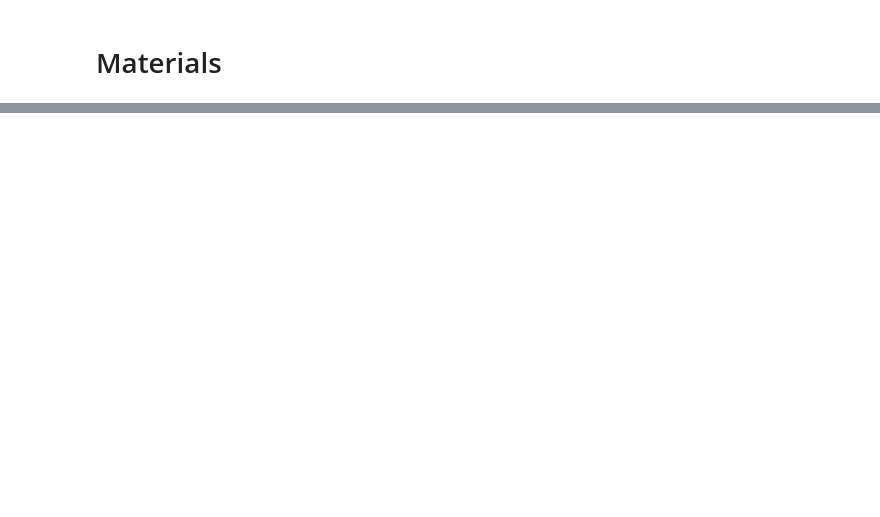
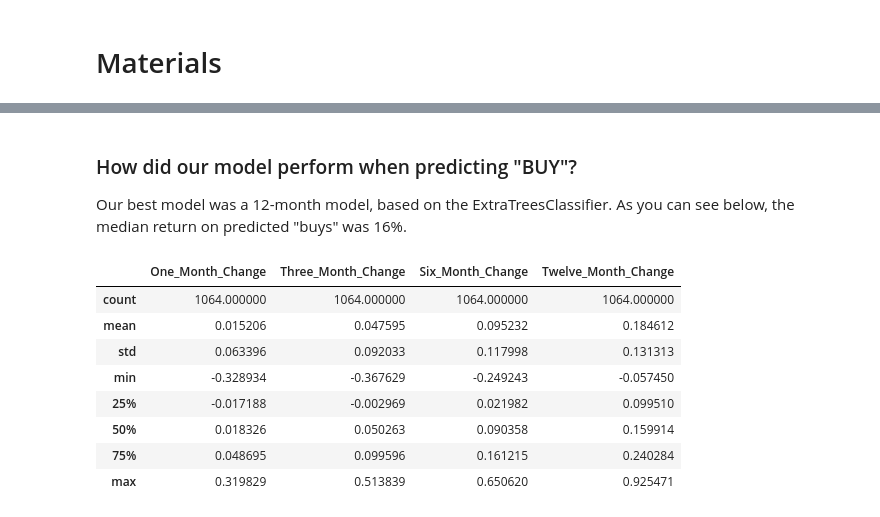
Before and after one commit to dvdhartsman/Stock_Market_Analysis, a Jupyter notebook: 2b_SPDR_Eval.ipynb, the cells around one changed output, grey strips where cells are left out. Cells and saved outputs as stored; diff of their text form; code cells hidden in the pictures; blank space fills up the shorter version.

Commit message:
Worked on the summation of binary predictions

```diff
--- a/2b_SPDR_Eval.ipynb
+++ b/2b_SPDR_Eval.ipynb
@@ -95,11 +98,0 @@ Comms_df = pd.read_csv('/Users/samalainabayeva/Desktop/Capstone Project/Communic
-# %%
-def describe_predictions(model, ticker, df, cat=1):
-    targets = df[df["Ticker"] == ticker][['One_Month_Change', 'Three_Month_Change', 'Six_Month_Change', \
-                                         'Twelve_Month_Change']]
-
-    combined_df = model.X_test.join(targets)
-    predictions = list(model.y_pred)
-    combined_df["Y_PREDS"] = predictions
-
-    return combined_df[combined_df["Y_PREDS"] == cat][['One_Month_Change', 'Three_Month_Change', 'Six_Month_Change',\
-                                                     'Twelve_Month_Change']].describe()
@@ -107,0 +180,17 @@ def describe_predictions(model, ticker, df, cat=1):
+# %% [markdown]
+### How did our model perform when predicting "BUY"?
+Our best model was a 12-month model, based on the ExtraTreesClassifier. As you can see below, the median return on predicted "buys" was 16%.
+# %%
+# Prints the .describe() for when y_pred == 1 ('cat' argument can change the prediction to 0)
+
+describe_predictions(Materials[32], "XLB", cat=1)
+# %% [output]
+|  | One_Month_Change | Three_Month_Change | Six_Month_Change | Twelve_Month_Change |
+| count | 1064.000000 | 1064.000000 | 1064.000000 | 1064.000000 |
+| mean | 0.015206 | 0.047595 | 0.095232 | 0.184612 |
+| std | 0.063396 | 0.092033 | 0.117998 | 0.131313 |
+| min | -0.328934 | -0.367629 | -0.249243 | -0.057450 |
+| 25% | -0.017188 | -0.002969 | 0.021982 | 0.099510 |
+| 50% | 0.018326 | 0.050263 | 0.090358 | 0.159914 |
+| 75% | 0.048695 | 0.099596 | 0.161215 | 0.240284 |
+| max | 0.319829 | 0.513839 | 0.650620 | 0.925471 |
```
Also changed, not shown: parts of 16 cells of this notebook, 1 other file.
